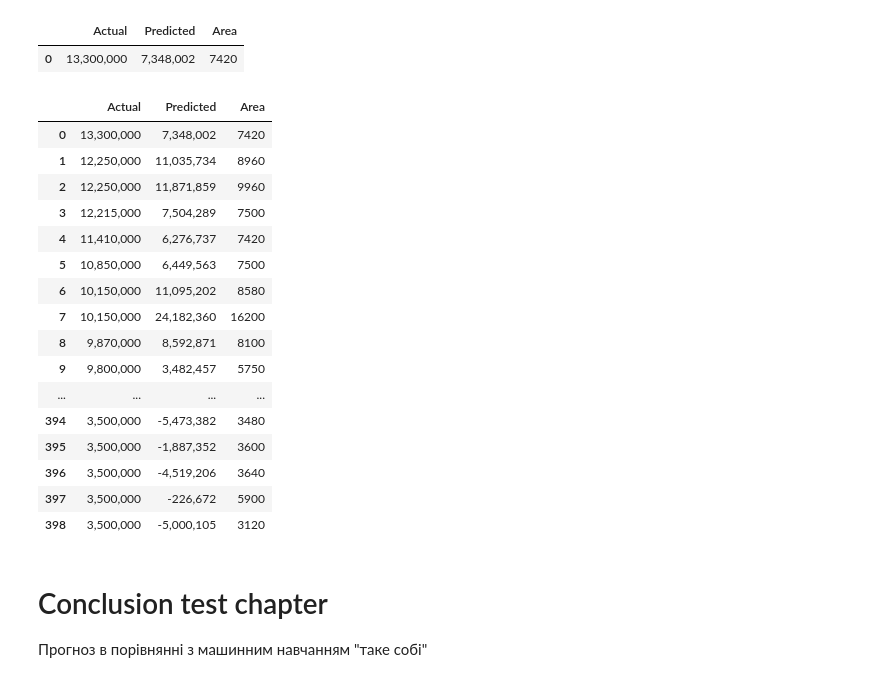
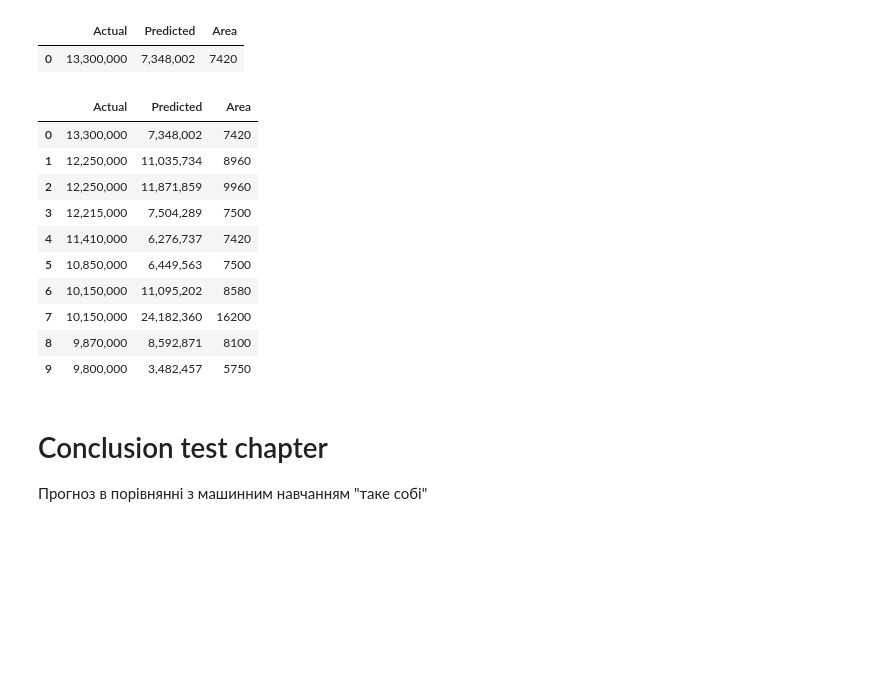
Before and after one commit to AlexanderBgit/Data_Sci, a Jupyter notebook: HW3/Hw3_housing.ipynb, the cells around one changed output. Drawn from its saved outputs; the diff is of its cells as text; code cells hidden in the pictures; blank space fills up the shorter version.

```diff
--- a/HW3/Hw3_housing.ipynb
+++ b/HW3/Hw3_housing.ipynb
@@ -555,31 +553,28 @@ formatted_new_predictions_scaled
 # %%
 scaler = StandardScaler()
 X_train_scaled = scaler.fit_transform(X_train_encoded_imputed)
 new_X_encoded_imputed_scaled = scaler.transform(new_X_encoded_imputed)
 new_y_pred_scaled = hypothesis(theta_optimal_scaled, new_X_encoded_imputed_scaled)
 
 new_predictions_scaled = pd.DataFrame({'Actual': df['price'], 'Predicted': new_y_pred_scaled, 'Area': df['area']})
 
 formatted_new_predictions_scaled = new_predictions_scaled.style.format({'Actual': '{:,.0f}', 'Predicted': '{:,.0f}'})
+new_predictions_scaled = pd.DataFrame({'Actual': df['price'], 'Predicted': new_y_pred_scaled, 'Area': df['area']})
+
+formatted_new_predictions_scaled = new_predictions_scaled.head(10).style.format({'Actual': '{:,.0f}', 'Predicted': '{:,.0f}'})
 formatted_new_predictions_scaled
 # %% [output]
 |  | Actual | Predicted | Area |
 | 0 | 13,300,000 | 7,348,002 | 7420 |
 | 1 | 12,250,000 | 11,035,734 | 8960 |
 | 2 | 12,250,000 | 11,871,859 | 9960 |
 | 3 | 12,215,000 | 7,504,289 | 7500 |
 | 4 | 11,410,000 | 6,276,737 | 7420 |
 | 5 | 10,850,000 | 6,449,563 | 7500 |
 | 6 | 10,150,000 | 11,095,202 | 8580 |
 | 7 | 10,150,000 | 24,182,360 | 16200 |
 | 8 | 9,870,000 | 8,592,871 | 8100 |
 | 9 | 9,800,000 | 3,482,457 | 5750 |
-| ... | ... | ... | ... |
-| 394 | 3,500,000 | -5,473,382 | 3480 |
-| 395 | 3,500,000 | -1,887,352 | 3600 |
-| 396 | 3,500,000 | -4,519,206 | 3640 |
-| 397 | 3,500,000 | -226,672 | 5900 |
-| 398 | 3,500,000 | -5,000,105 | 3120 |
 # %% [markdown]
 # Conclusion test chapter
 Прогноз в порівнянні з машинним навчанням "таке собі"
```
Also changed, not shown: parts of 4 cells of this notebook.
